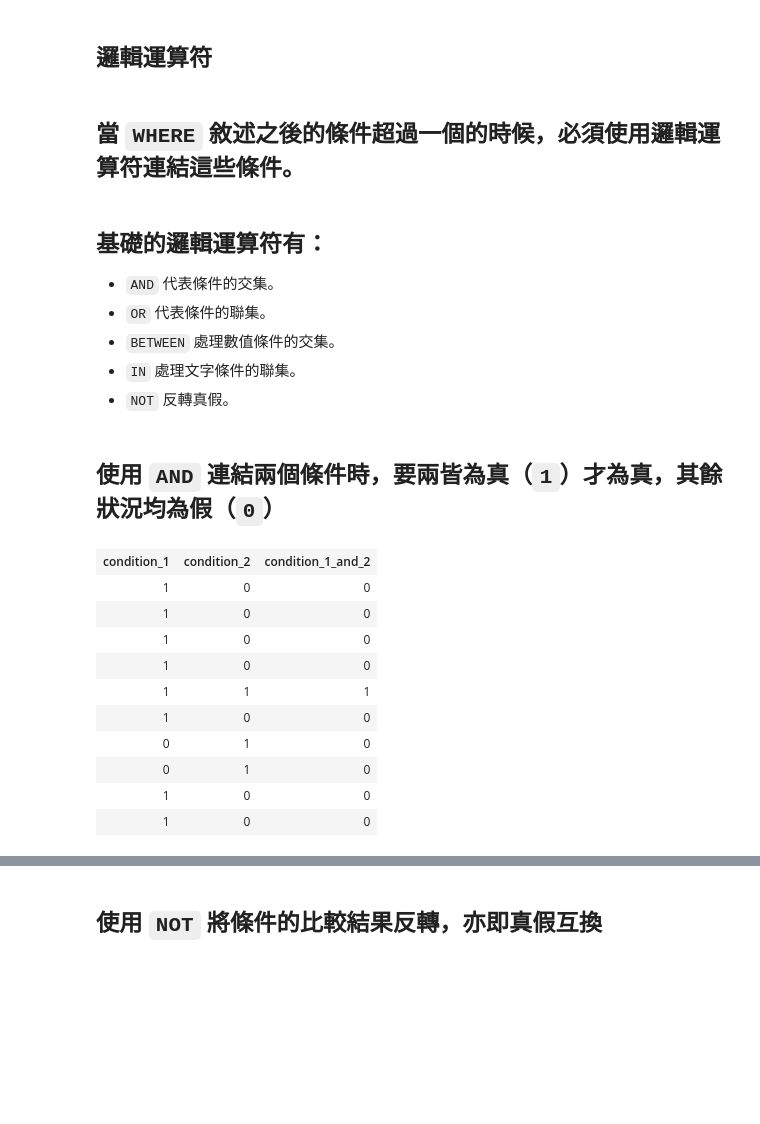
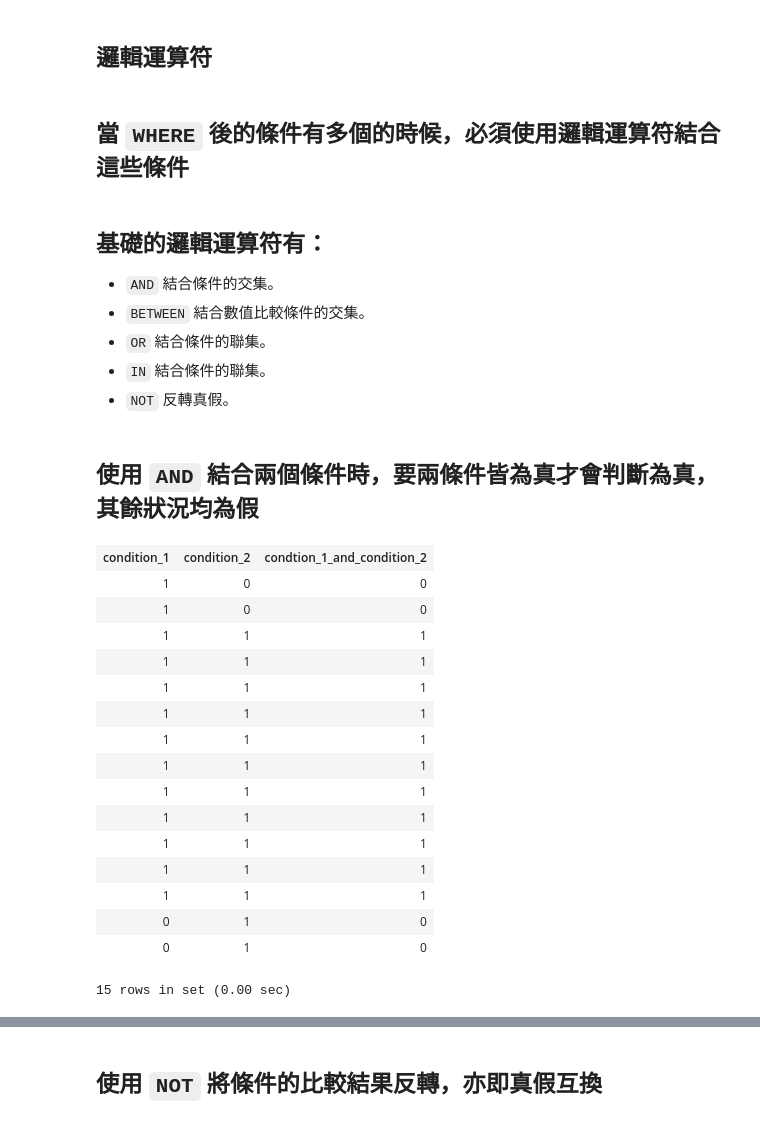
Before and after one commit to datainpoint/classroom-hahow-sqlfifty, a Jupyter notebook: 07-where/lecture.ipynb, the cells around one changed output, grey strips where cells are left out. Cells and saved outputs as stored; diff of their text form; code cells hidden in the pictures; blank space fills up the shorter version.

```diff
--- a/07-where/lecture.ipynb
+++ b/07-where/lecture.ipynb
@@ -218,33 +183,39 @@ SELECT firstName
 # %% [markdown]
 ## 邏輯運算符
 # %% [markdown]
-## 當 `WHERE` 敘述之後的條件超過一個的時候，必須使用邏輯運算符連結這些條件。
+## 當 `WHERE` 後的條件有多個的時候，必須使用邏輯運算符結合這些條件
 # %% [markdown]
 ## 基礎的邏輯運算符有：
 
-- `AND` 代表條件的交集。
-- `OR` 代表條件的聯集。
-- `BETWEEN` 處理數值條件的交集。
-- `IN` 處理文字條件的聯集。
+- `AND` 結合條件的交集。
+- `BETWEEN` 結合數值比較條件的交集。
+- `OR` 結合條件的聯集。
+- `IN` 結合條件的聯集。
 - `NOT` 反轉真假。
 # %% [markdown]
-## 使用 `AND` 連結兩個條件時，要兩皆為真（`1`）才為真，其餘狀況均為假（`0`）
+## 使用 `AND` 結合兩個條件時，要兩條件皆為真才會判斷為真，其餘狀況均為假
 # %%
-SELECT heightMeters >= 1.9 AS condition_1,
-       heightMeters <= 2.0 AS condition_2,
-       heightMeters >= 1.9 AND heightMeters <= 2.0 AS condition_1_and_2
-  FROM players
- LIMIT 10;
+SELECT rating >= 8.8 AS condition_1,
+       rating <= 9.0 AS condition_2,
+       rating >= 8.8 AND rating <= 9.0 AS condtion_1_and_condition_2
+  FROM movies
+ LIMIT 15;
 # %% [output]
-| condition_1 | condition_2 | condition_1_and_2 |
-| 1 | 0 | 0 |
-| 1 | 0 | 0 |
+| condition_1 | condition_2 | condtion_1_and_condition_2 |
 | 1 | 0 | 0 |
 | 1 | 0 | 0 |
 | 1 | 1 | 1 |
-| 1 | 0 | 0 |
+| 1 | 1 | 1 |
+| 1 | 1 | 1 |
+| 1 | 1 | 1 |
+| 1 | 1 | 1 |
+| 1 | 1 | 1 |
+| 1 | 1 | 1 |
+| 1 | 1 | 1 |
+| 1 | 1 | 1 |
+| 1 | 1 | 1 |
+| 1 | 1 | 1 |
 | 0 | 1 | 0 |
 | 0 | 1 | 0 |
-| 1 | 0 | 0 |
-| 1 | 0 | 0 |
+15 rows in set (0.00 sec)
 # %%
```
Also changed, not shown: parts of 39 cells of this notebook, 3 other files.
